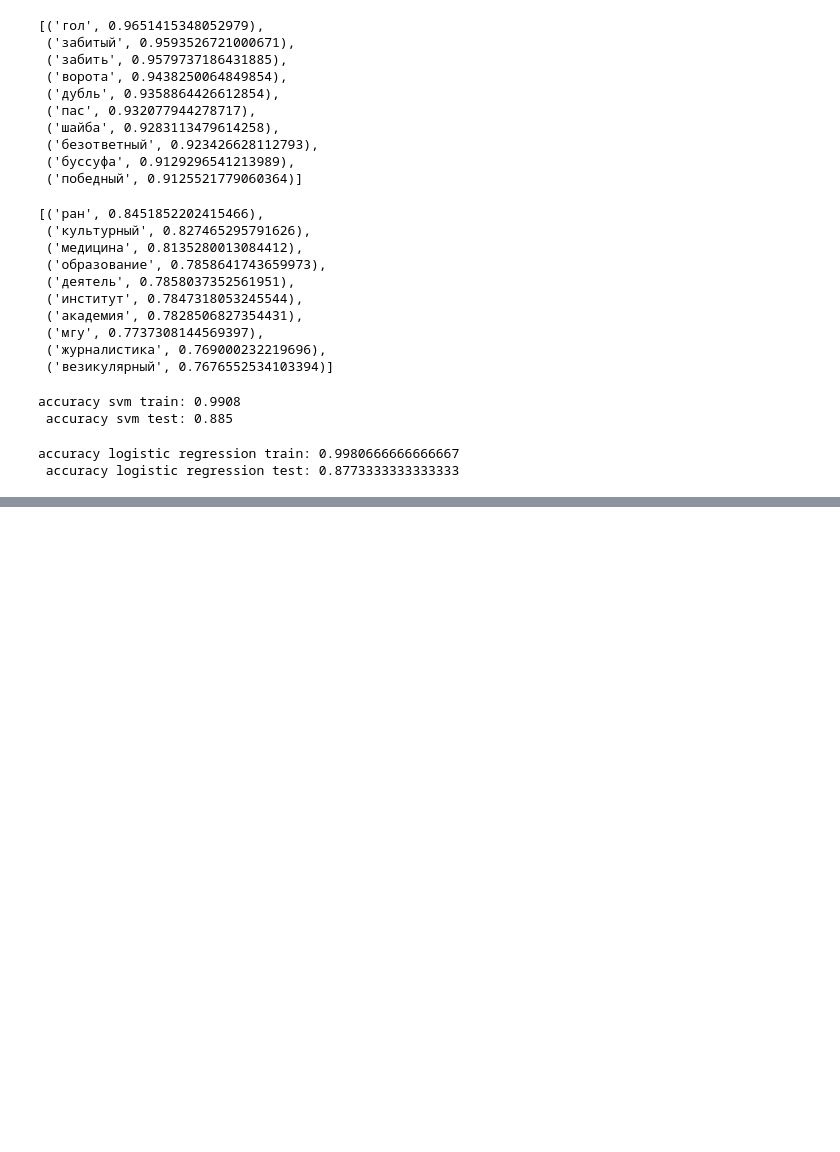
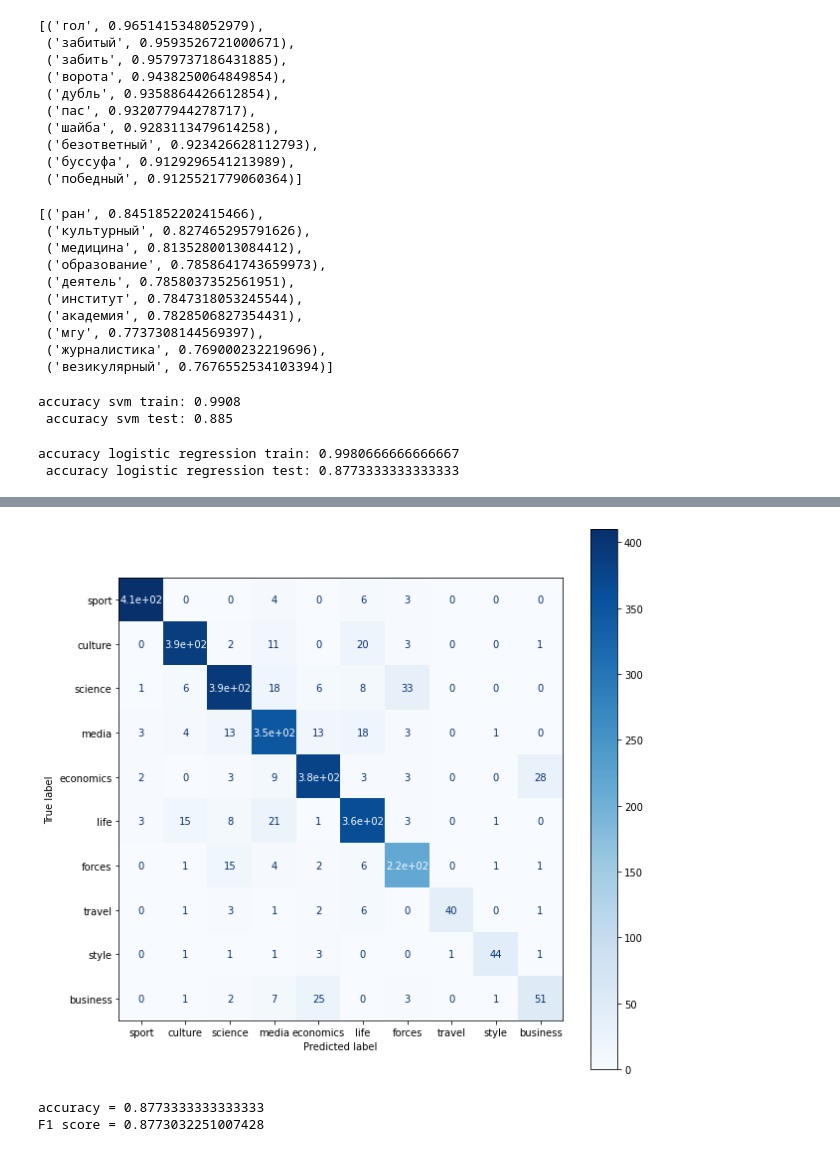
Before and after one commit to infox182/Document-Classification, a Jupyter notebook: Task_6.ipynb, the cells around one changed output, grey strips where cells are left out. Saved outputs shown, nothing was run; the diff lists cells and outputs as text; code cells hidden in the pictures; blank space fills up the shorter version.

```diff
--- a/Task_6.ipynb
+++ b/Task_6.ipynb
@@ -217,0 +251,7 @@ accuracy logistic regression train: 0.9980666666666667
+# %%
+#LOGICSTIC REG
+score_test(y_test,log_reg.predict(X_test))
+# %% [output]
+[figure, added]
+accuracy = 0.8773333333333333
+F1 score = 0.8773032251007428
```
Also changed, not shown: parts of 3 cells of this notebook.
